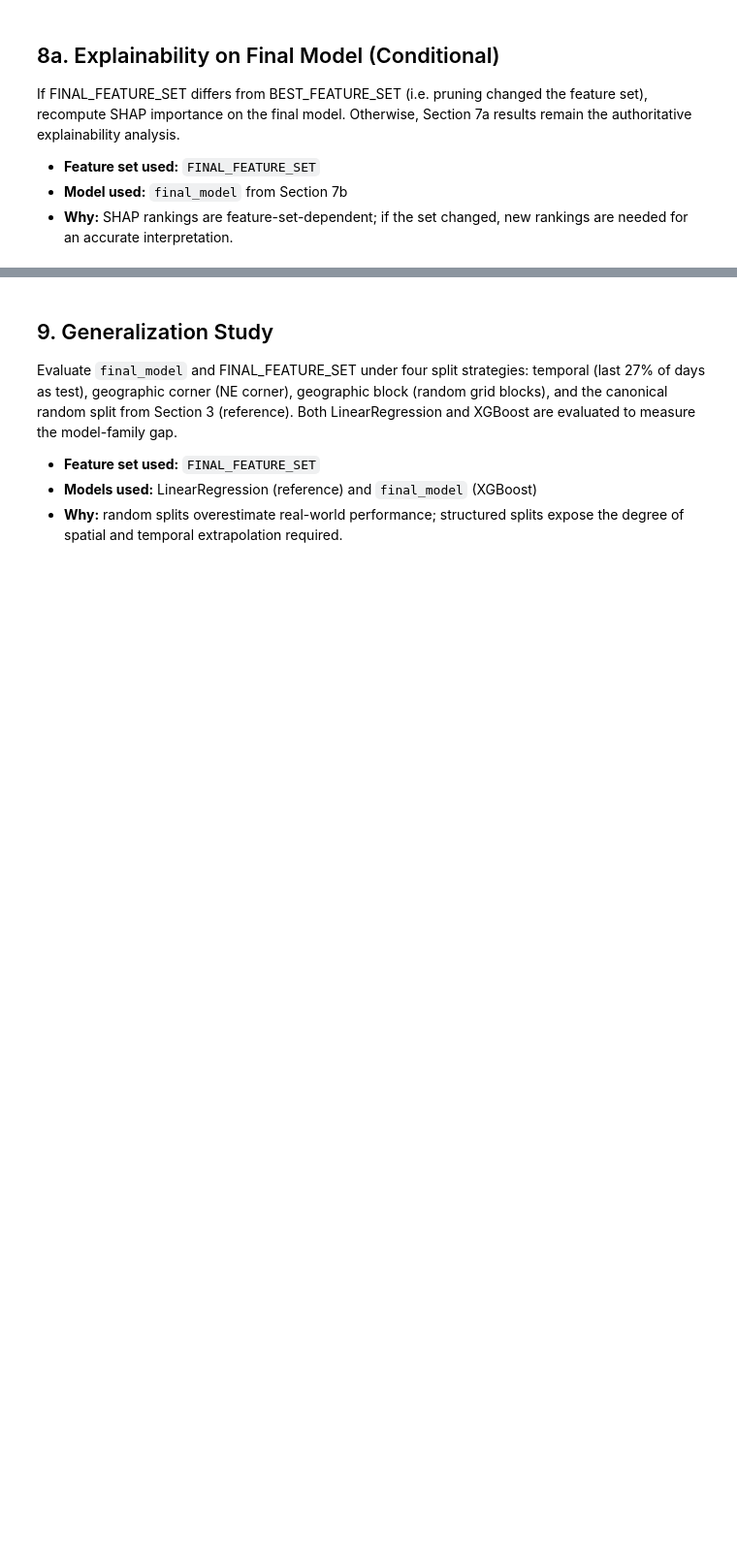
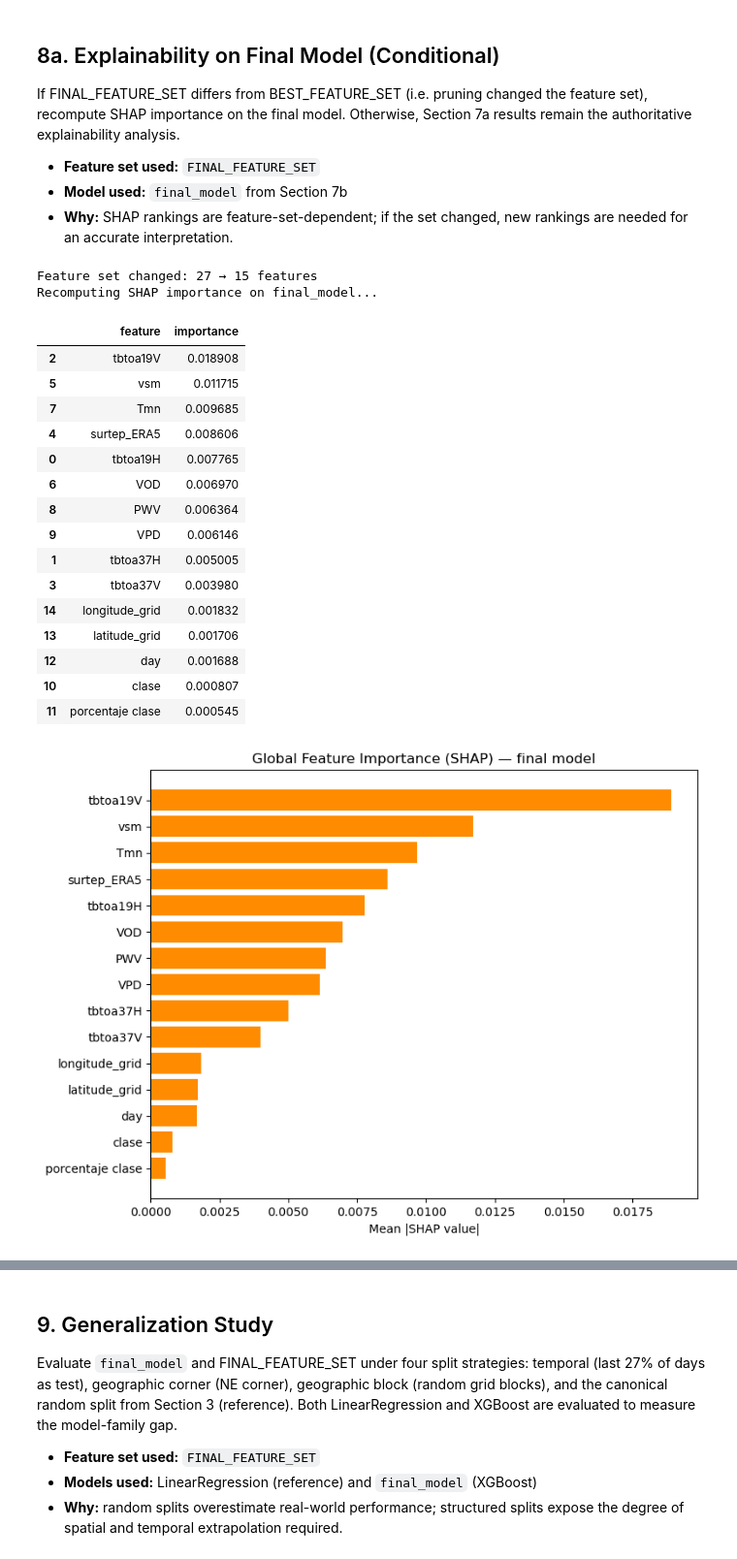
Before and after one commit to marcvem2AED/ML-framework-for-SWF-retrieval, a Jupyter notebook: Model_training.ipynb, the cells around one changed output, grey strips where cells are left out. Shown at 97% size. Cells and saved outputs as stored; diff of their text form; code cells hidden in the pictures; blank space fills up the shorter version.

```diff
--- a/Model_training.ipynb
+++ b/Model_training.ipynb
@@ -950,29 +1167,48 @@ If FINAL_FEATURE_SET differs from BEST_FEATURE_SET (i.e. pruning changed the fea
 # %%
 if set(FINAL_FEATURE_SET) != set(BEST_FEATURE_SET):
     print(f'Feature set changed: {len(BEST_FEATURE_SET)} → {len(FINAL_FEATURE_SET)} features')
     print('Recomputing SHAP importance on final_model...')
 
     X_final_train = df_model.loc[train_idx, FINAL_FEATURE_SET]
     X_final_test  = df_model.loc[test_idx,  FINAL_FEATURE_SET]
 
     final_importance_df, X_final_shap = compute_shap_importance(
         final_model, X_final_test, sample_size=2000, top_n=len(FINAL_FEATURE_SET)
     )
     display(final_importance_df)
 
     # SHAP bar chart for the final model
     plt.figure(figsize=(8, max(5, len(FINAL_FEATURE_SET) * 0.4)))
     plt.barh(final_importance_df['feature'][::-1],
              final_importance_df['importance'][::-1], color='darkorange')
     plt.xlabel('Mean |SHAP value|')
     plt.title('Global Feature Importance (SHAP) — final model')
     plt.tight_layout()
     plt.show()
 
-    if SHAP_AVAILABLE:
-        explainer_final = shap.TreeExplainer(final_model)
-        shap_vals_final = explainer_final.shap_values(X_final_shap)
-        shap.summary_plot(shap_vals_final, X_final_shap, show=True)
+    explainer_final = shap.TreeExplainer(final_model)
+    shap_vals_final = explainer_final.shap_values(X_final_shap)
+    shap.summary_plot(shap_vals_final, X_final_shap, show=True)
 else:
     print('FINAL_FEATURE_SET == BEST_FEATURE_SET: Section 7a results are the '
           'authoritative explainability analysis. No recomputation needed.')
+# %% [output]
+Feature set changed: 27 → 15 features
+Recomputing SHAP importance on final_model...
+|  | feature | importance |
+| 2 | tbtoa19V | 0.018908 |
+| 5 | vsm | 0.011715 |
+| 7 | Tmn | 0.009685 |
+| 4 | surtep_ERA5 | 0.008606 |
+| 0 | tbtoa19H | 0.007765 |
+| 6 | VOD | 0.006970 |
+| 8 | PWV | 0.006364 |
+| 9 | VPD | 0.006146 |
+| 1 | tbtoa37H | 0.005005 |
+| 3 | tbtoa37V | 0.003980 |
+| 14 | longitude_grid | 0.001832 |
+| 13 | latitude_grid | 0.001706 |
+| 12 | day | 0.001688 |
+| 10 | clase | 0.000807 |
+| 11 | porcentaje clase | 0.000545 |
+[figure, added]
```
Also changed, not shown: parts of 32 cells of this notebook, 8 other files.
